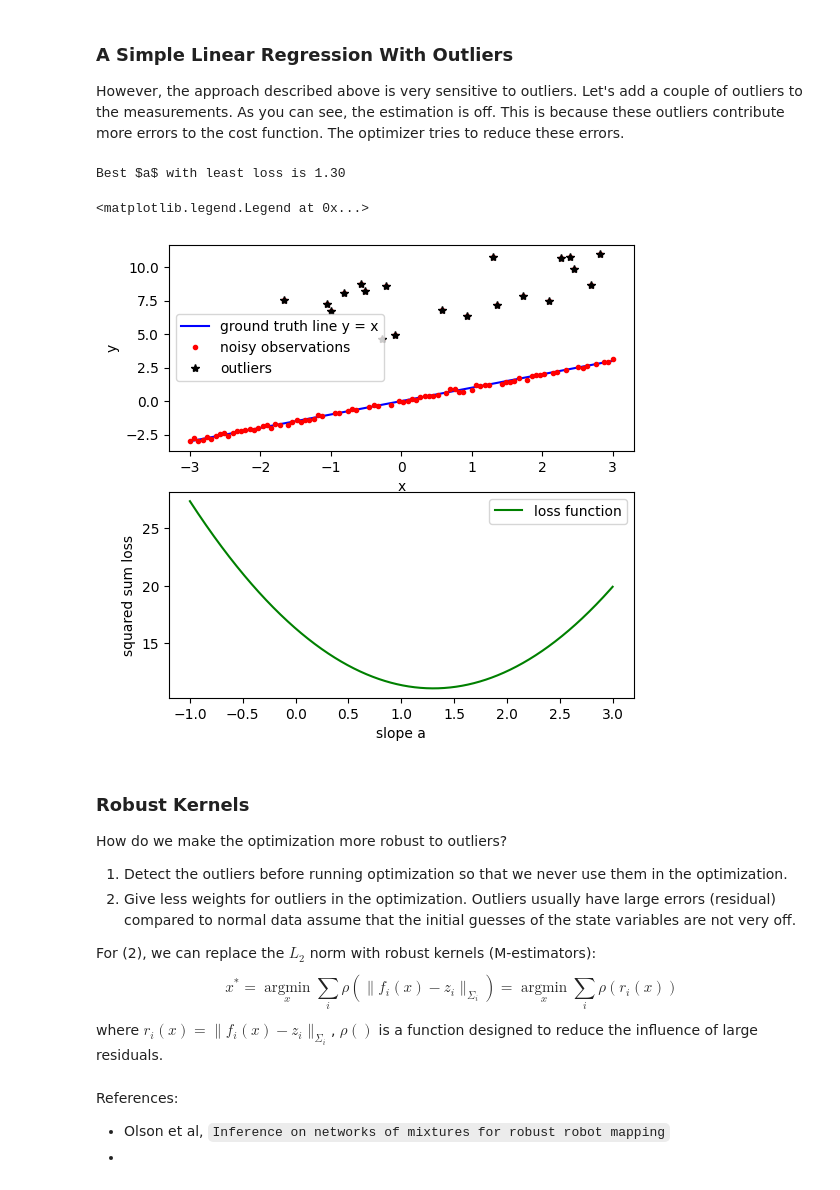
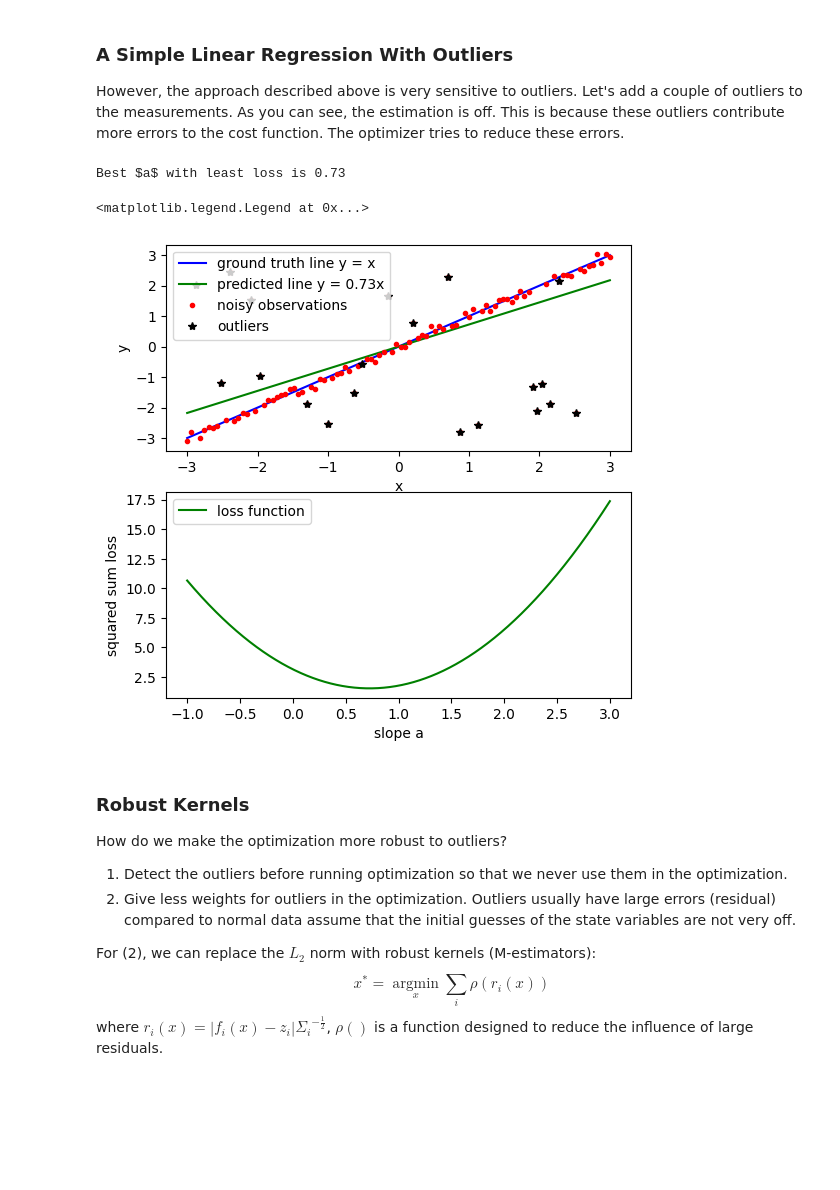
Before and after one commit to xipengwang/xipengwang.github.io, a Jupyter notebook: notebooks/paper-reading-mixture-models-for-least-square-optimization.ipynb, the cells around one changed output. Drawn from its saved outputs; the diff is of its cells as text; code cells hidden in the pictures; blank space fills up the shorter version.

Commit message:
Blog: Robust kernels.

```diff
--- a/notebooks/paper-reading-mixture-models-for-least-square-optimization.ipynb
+++ b/notebooks/paper-reading-mixture-models-for-least-square-optimization.ipynb
@@ -77,6 +78,7 @@ However, the approach described above is very sensitive to outliers. Let's add a
 # %%
 # A Simple Linear Regression with outliers
 
+import matplotlib.pyplot as plt
 import numpy as np
 from numpy.random import default_rng
 
@@ -88,36 +90,37 @@ y_hat = y + np.random.normal(0, 0.1, x.shape)
 
 n_outliers = 20
 rng = np.random.default_rng()
 outlier_indices = rng.choice(npoints, size=n_outliers, replace=False)
 # In most practical applications, residuals are not Gaussian distributed.
-y_hat[outlier_indices] += np.random.uniform(5, 10, n_outliers)
+y_hat[outlier_indices] = np.random.uniform(-3, 3, n_outliers)
 
 a_hat = np.linspace(-1, 3, 1000)
 losses = [np.sum((t*x-y_hat)**2)/x.shape[0] for t in a_hat]
 
 a_best = a_hat[np.argmin(losses)]
 print(f'Best $a$ with least loss is {a_best:.2f}')
 
 fig, (ax1, ax2) = plt.subplots(
     nrows=2, ncols=1, figsize=(6,6), dpi=100)
 
 ax1.plot(x, y, '-b', label='ground truth line y = x')
+ax1.plot(x, a_best*x, '-g', label=f'predicted line y = {a_best:.2f}x')
 ax1.plot(x, y_hat, 'r.', label='noisy observations')
 ax1.plot(x[outlier_indices], y_hat[outlier_indices], 'k*', label='outliers')
 ax1.set_ylabel('y')
 ax1.set_xlabel('x')
 ax1.legend()
 
 ax2.plot(a_hat, losses, '-g', label='loss function')
 ax2.set_ylabel('squared sum loss')
 ax2.set_xlabel('slope a')
 ax2.legend()
 
 #
 # %% [output]
-Best $a$ with least loss is 1.30
+Best $a$ with least loss is 0.73
 <matplotlib.legend.Legend at 0x...>
-[figure, old version]
+[figure, new version]
 # %% [markdown]
 ### Robust Kernels
 
@@ -127,10 +130,6 @@ How do we make the optimization more robust to outliers?
 
 For (2), we can replace the $L_2$ norm with robust kernels (M-estimators):
 $$
-x^* = \underset{x}{\operatorname{argmin}} \sum_i{\rho(\|f_i(x) - z_i\|_{\Sigma_i})} = \underset{x}{\operatorname{argmin}} \sum_i{\rho(r_i(x))}
+x^*  = \underset{x}{\operatorname{argmin}} \sum_i{\rho(r_i(x))}
 $$
-where $r_i(x) = \|f_i(x) - z_i\|_{\Sigma_i}$, $\rho()$ is a function designed to reduce the influence of large residuals.
+where $r_i(x) = |f_i(x) - z_i|{\Sigma_i}^{-\frac{1}{2}}$, $\rho()$ is a function designed to reduce the influence of large residuals.
-# %% [markdown]
-References:
-- Olson et al, `Inference on networks of mixtures for robust robot mapping`
--
```
Also changed, not shown: parts of 11 cells of this notebook, 6 other files.
